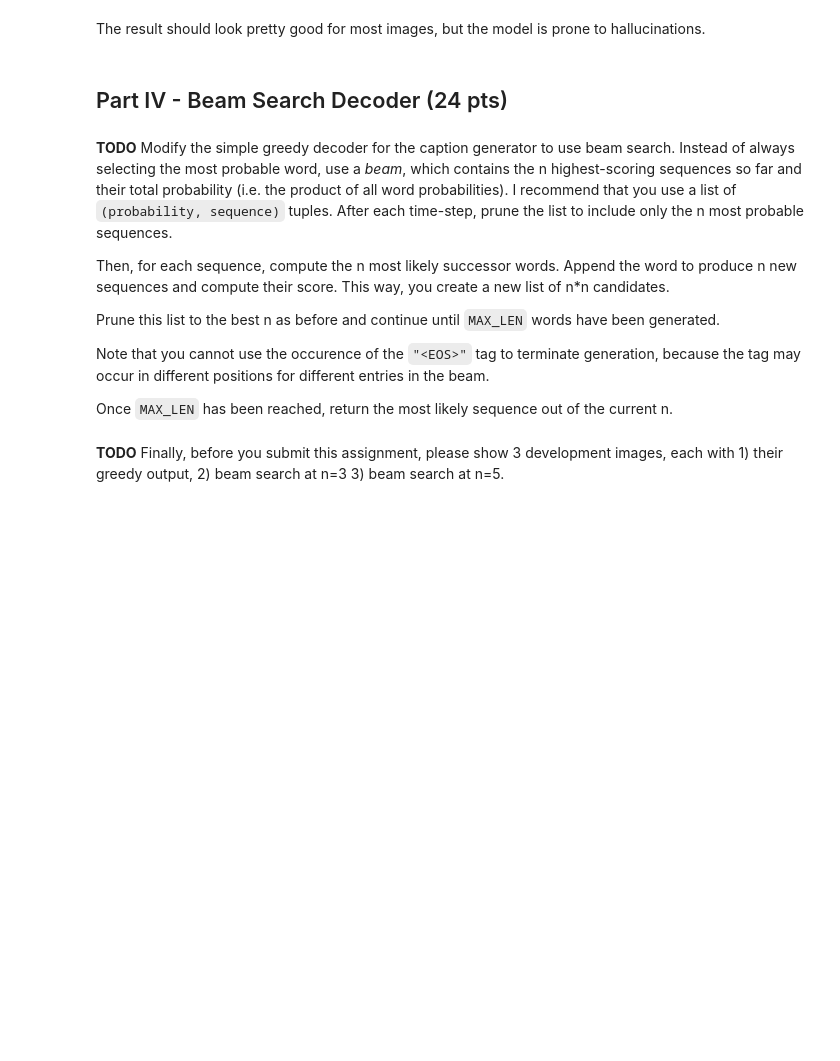
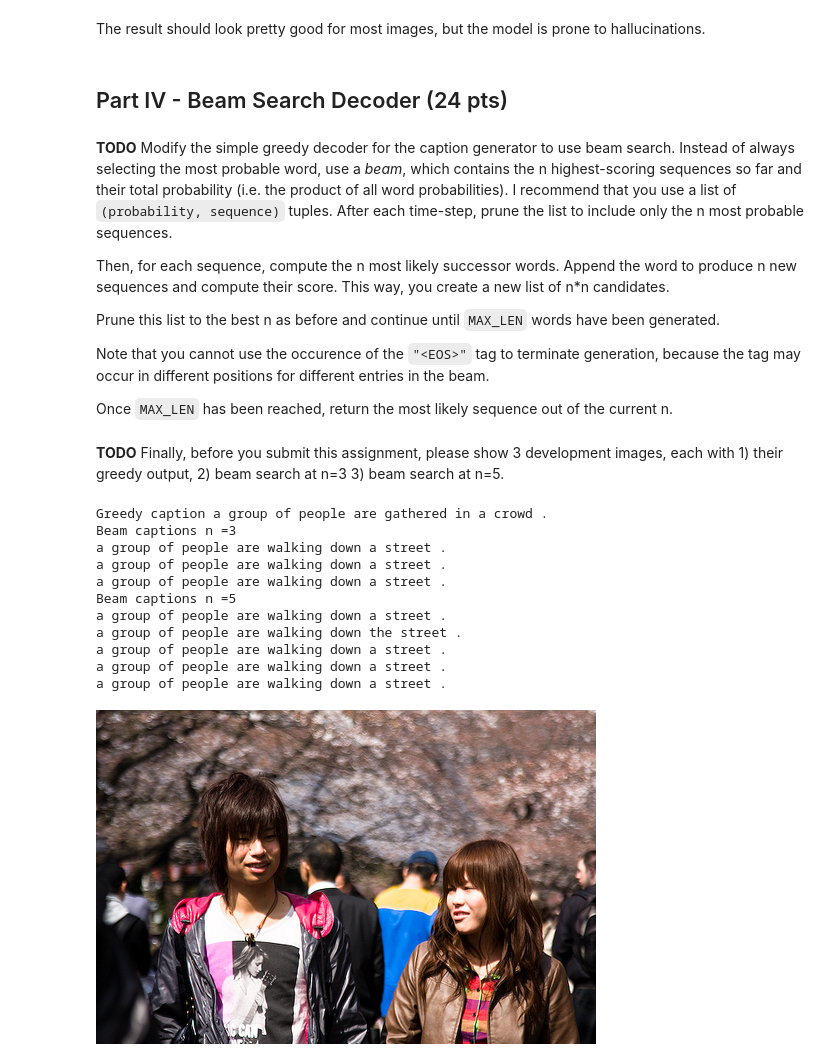
Before and after one commit to jiajiabinx/auto_caption, a Jupyter notebook: lstm_flickr_caption_generator_torch.ipynb, the cells around one changed output. Saved outputs shown, nothing was run; the diff lists cells and outputs as text; code cells hidden in the pictures; blank space fills up the shorter version.

```diff
--- a/lstm_flickr_caption_generator_torch.ipynb
+++ b/lstm_flickr_caption_generator_torch.ipynb
@@ -662,2 +859,56 @@ def img_beam_decoder(n, img):
+# %%
+def img_beam_decoder(n, img):
+    img_reshaped = img.unsqueeze(0)
+    start_sequence = ["<START>"] + ["<PAD>"]*39
+    input_seq_encoded = torch.tensor([word_to_id[word] for word in start_sequence]).unsqueeze(0).to(DEVICE)
+    output_matrix = model(img_reshaped,input_seq_encoded)
+    logit = output_matrix[0][0] #first word logit
+    distribution = torch.softmax(logit,dim=0)
+    probs, indices = torch.topk(distribution, k=n)
+    top_n = [(prob, [word_to_id["<START>"],idx]+[word_to_id["<PAD>"]]*38) for prob, idx in zip(probs.tolist(),indices.tolist())]
+    for i in range(1,40):
+        results = []
+        for _prob, seq in top_n:
+            output_matrix = model(img_reshaped,torch.tensor(seq).unsqueeze(0).to(DEVICE))
+            logit = output_matrix[0][i]
+            distribution = torch.softmax(logit,dim=0)
+            probs, indices = torch.topk(distribution, k=n)
+            seq_top_n = [(prob*_prob, seq[:i+1]+[idx]+seq[i+2:]) for prob, idx in zip(probs.tolist(),indices.tolist())]
+            results.extend(seq_top_n)
+        results.sort(key=lambda x:x[0],reverse=True)
+        top_n = results[:n]
+    results = []
+    for prob, seq in top_n:
+        end_index = seq.index(word_to_id["<EOS>"])
+        results.append([id_to_word[i] for i in seq[1:end_index]])
+    return results
 # %% [markdown]
 **TODO** Finally, before you submit this assignment, please show 3 development images, each with 1) their greedy output, 2) beam search at n=3 3) beam search at n=5.
+# %%
+raw_img = PIL.Image.open(os.path.join(IMG_PATH, dev_list[550]))
+preprocessed_img = preprocess(raw_img).to(DEVICE)
+encoded_img = img_encoder(preprocessed_img.unsqueeze(0)).reshape((512))
+caption_greedy = greedy_decoder(encoded_img)
+caption_beam_3 = img_beam_decoder(3,encoded_img)
+caption_beam_5 = img_beam_decoder(5,encoded_img)
+print("Greedy caption " + " ".join(caption_greedy))
+print("Beam captions n =3 " )
+for i in range(3):
+    print( " ".join(caption_beam_3[i]))
+print("Beam captions n =5 " )
+for i in range(5):
+    print( " ".join(caption_beam_5[i]))
+raw_img
+# %% [output]
+Greedy caption a group of people are gathered in a crowd .
+Beam captions n =3
+a group of people are walking down a street .
+a group of people are walking down a street .
+a group of people are walking down a street .
+Beam captions n =5
+a group of people are walking down a street .
+a group of people are walking down the street .
+a group of people are walking down a street .
+a group of people are walking down a street .
+a group of people are walking down a street .
+[figure, added]
```
Also changed, not shown: parts of 54 cells of this notebook, 4 other files.
